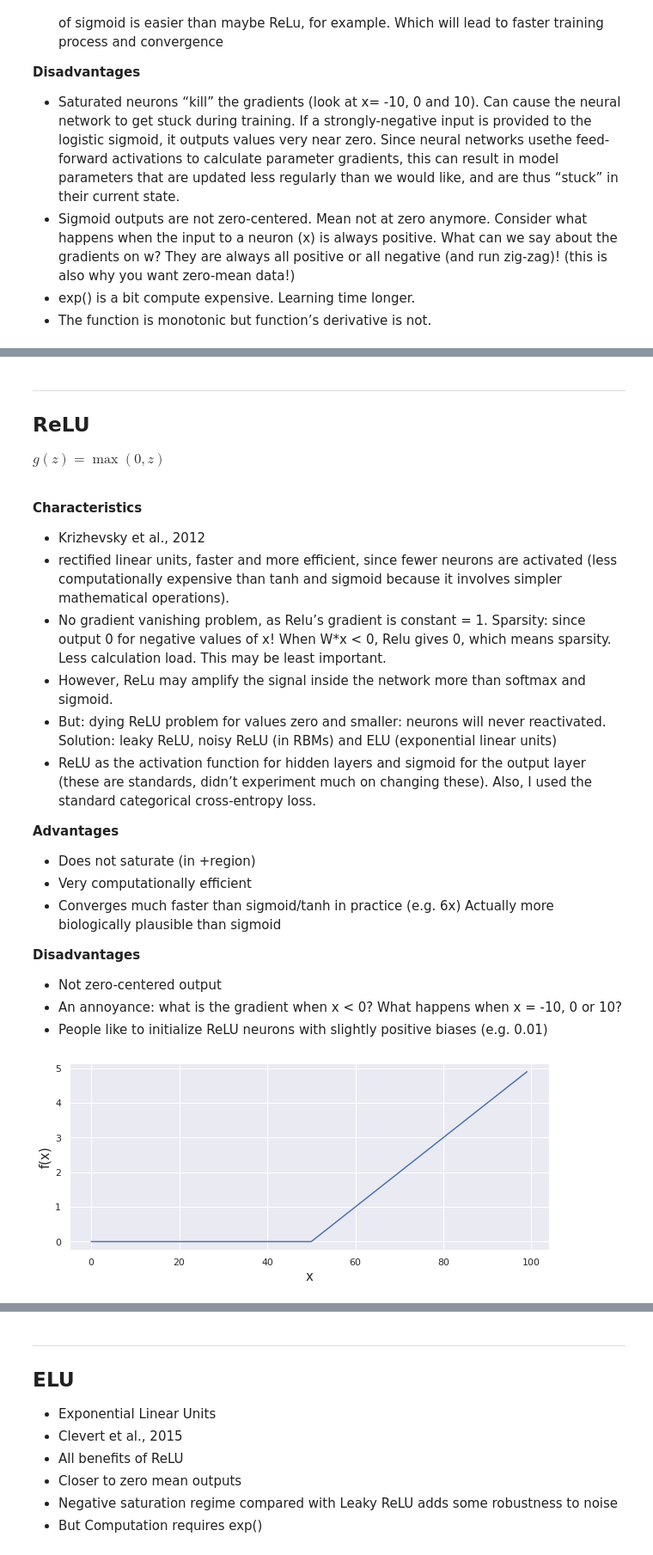
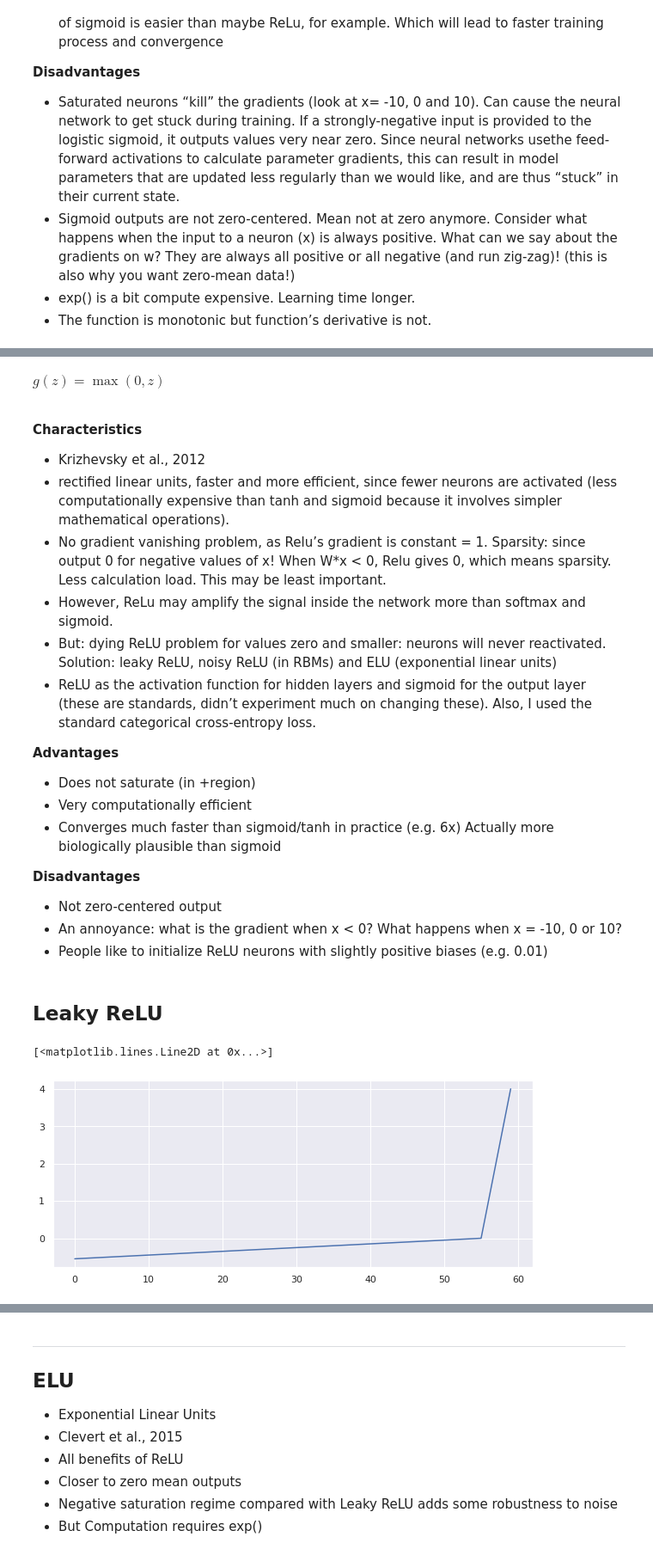
Before and after one commit to deltorobarba/sciences, a Jupyter notebook: activation.ipynb, the cells around one changed output, grey strips where cells are left out. Shown at 86% size. Cells and saved outputs as stored; diff of their text form; code cells hidden in the pictures.

```diff
--- a/activation.ipynb
+++ b/activation.ipynb
@@ -110,11 +123,4 @@ $g(z)=\frac{1}{1+e^{-z}}$
 # %% [markdown]
-
-
----
-
-
-## ReLU
-
 $g(z)=\max (0, z)$
 
 <br>
@@ -137,13 +143,12 @@ Actually more biologically plausible than sigmoid
 * Not zero-centered output
 * An annoyance: what is the gradient when x < 0? What happens when x = -10, 0 or 10?
 * People like to initialize ReLU neurons with slightly positive biases (e.g. 0.01)
-# %%
-sns.set(rc={'figure.figsize':(13, 4)})
-plt.plot(np.maximum(0, x))
-plt.grid(True)
-plt.xlabel('x', fontsize=15)
-plt.ylabel('f(x)', fontsize=15)
-plt.savefig('relu.svg', format='svg')
-# %% [output]
-[figure, removed]
+# %% [markdown]
+## Leaky ReLU
+# %%
+z = np.arange(-55, 5, 1)
+plt.plot(np.maximum(0.01 * z, z))
+# %% [output]
+[<matplotlib.lines.Line2D at 0x...>]
+[figure, added]
 # %% [markdown]
```
Also changed, not shown: parts of 9 cells of this notebook.
